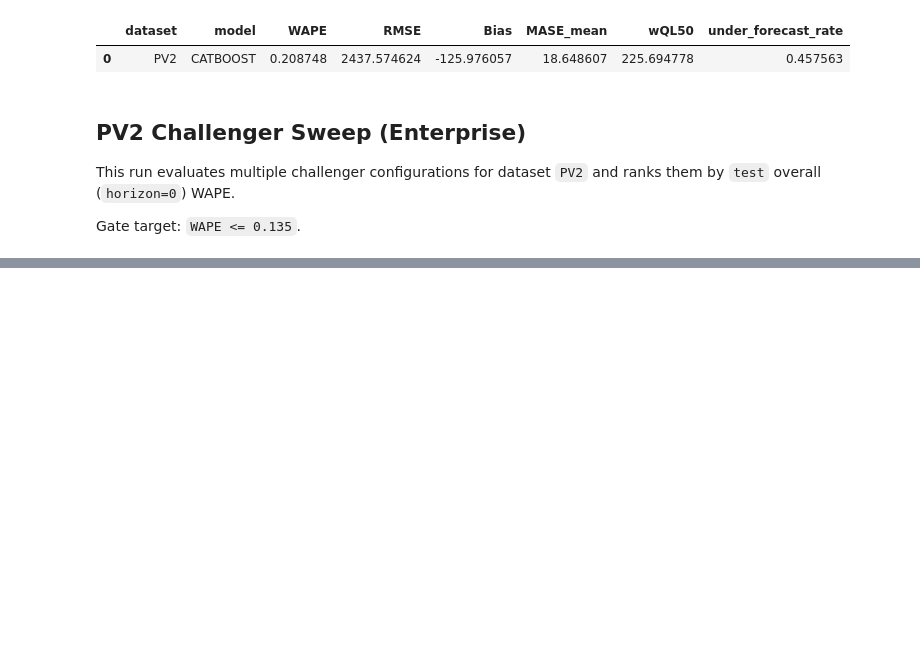
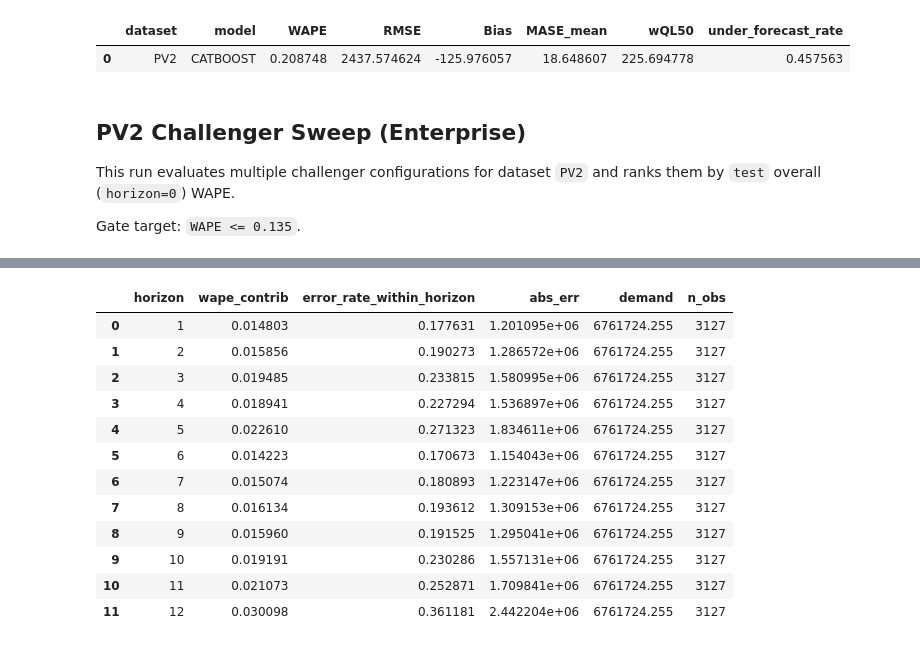
Before and after one commit to Oxshadha/OptiWMS, a Jupyter notebook: Ai miroservices/modeling/notebooks/04_fair_play_model_comparison.ipynb, the cells around one changed output, grey strips where cells are left out. Cells and saved outputs as stored; diff of their text form; code cells hidden in the pictures; blank space fills up the shorter version.

```diff
--- a/Ai miroservices/modeling/notebooks/04_fair_play_model_comparison.ipynb
+++ b/Ai miroservices/modeling/notebooks/04_fair_play_model_comparison.ipynb
@@ -314,0 +844,87 @@ challenger[['tag', 'dataset', 'model', 'WAPE', 'RMSE', 'Bias', 'MASE_mean', 'und
+# %%
+from pathlib import Path
+import pandas as pd
+import numpy as np
+
+REPORTS = Path('/Users/k.e.oshada/Documents/OptiWMS/Ai miroservices/modeling/outputs/reports')
+BASE_FORECASTS = REPORTS / 'pv2_control_baseline_full_pv2_forecasts.csv'
+PV2_SOURCE = Path('/Users/k.e.oshada/Documents/OptiWMS/Ai miroservices/modeling/outputs/generated/p_v2_portable_monthly.pre_scrape_backup.csv')
+
+assert BASE_FORECASTS.exists(), f'Missing baseline forecasts: {BASE_FORECASTS}'
+assert PV2_SOURCE.exists(), f'Missing PV2 source: {PV2_SOURCE}'
+
+f = pd.read_csv(BASE_FORECASTS)
+src = pd.read_csv(PV2_SOURCE)
+
+f['y_true'] = pd.to_numeric(f['y_true'], errors='coerce')
+f['y_pred'] = pd.to_numeric(f['y_pred'], errors='coerce')
+f['abs_err'] = (f['y_true'] - f['y_pred']).abs()
+f = f[f['split'] == 'test'].copy()
+
+# Use all test horizons as done by overall horizon=0 metric aggregation.
+denom = float(f['y_true'].abs().sum())
+assert denom > 0, 'Invalid denominator for WAPE contribution decomposition.'
+
+if 'fg_code' not in f.columns and 'series_id' in f.columns:
+    f['fg_code'] = f['series_id'].astype(str)
+
+sku_contrib = (
+    f.groupby('fg_code', as_index=False)
+    .agg(abs_err=('abs_err', 'sum'), demand=('y_true', lambda s: float(np.abs(s).sum())), n_obs=('y_true', 'size'))
+)
+sku_contrib['wape_contrib'] = sku_contrib['abs_err'] / denom
+sku_contrib['error_rate_within_sku'] = sku_contrib['abs_err'] / sku_contrib['demand'].replace(0, np.nan)
+sku_contrib = sku_contrib.sort_values('wape_contrib', ascending=False).reset_index(drop=True)
+
+# Build robust fg_code -> fg_category mapping even when source has duplicates.
+if 'fg_category' not in src.columns:
+    src['fg_category'] = 'UNKNOWN'
+cat_map = src[['fg_code', 'fg_category']].copy()
+cat_map['fg_code'] = cat_map['fg_code'].astype(str)
+cat_map['fg_category'] = cat_map['fg_category'].fillna('UNKNOWN').astype(str)
+cat_map = cat_map.sort_values('fg_category').drop_duplicates('fg_code', keep='first')
+
+f['fg_code'] = f['fg_code'].astype(str)
+f_cat = f.merge(cat_map, on='fg_code', how='left', suffixes=('', '_src'))
+if 'fg_category' not in f_cat.columns:
+    if 'fg_category_src' in f_cat.columns:
+        f_cat['fg_category'] = f_cat['fg_category_src']
+    else:
+        f_cat['fg_category'] = 'UNKNOWN'
+f_cat['fg_category'] = f_cat['fg_category'].fillna('UNKNOWN').astype(str)
+
+cat_contrib = (
+    f_cat.groupby('fg_category', as_index=False)
+    .agg(abs_err=('abs_err', 'sum'), demand=('y_true', lambda s: float(np.abs(s).sum())), n_obs=('y_true', 'size'))
+)
+cat_contrib['wape_contrib'] = cat_contrib['abs_err'] / denom
+cat_contrib['error_rate_within_category'] = cat_contrib['abs_err'] / cat_contrib['demand'].replace(0, np.nan)
+cat_contrib = cat_contrib.sort_values('wape_contrib', ascending=False).reset_index(drop=True)
+
+h_contrib = (
+    f.groupby('horizon', as_index=False)
+    .agg(abs_err=('abs_err', 'sum'), demand=('y_true', lambda s: float(np.abs(s).sum())), n_obs=('y_true', 'size'))
+)
+h_contrib['wape_contrib'] = h_contrib['abs_err'] / denom
+h_contrib['error_rate_within_horizon'] = h_contrib['abs_err'] / h_contrib['demand'].replace(0, np.nan)
+h_contrib = h_contrib.sort_values('horizon').reset_index(drop=True)
+
+top_sku = sku_contrib.head(20).copy()
+print('Baseline decomposition denominator (sum |y_true|):', round(denom, 3))
+print('Top-20 SKU contribution share sum:', round(float(top_sku['wape_contrib'].sum()), 6))
+print('Top-5 category contribution share sum:', round(float(cat_contrib.head(5)['wape_contrib'].sum()), 6))
+
+display(top_sku[['fg_code', 'wape_contrib', 'error_rate_within_sku', 'abs_err', 'demand', 'n_obs']])
+display(cat_contrib[['fg_category', 'wape_contrib', 'error_rate_within_category', 'abs_err', 'demand', 'n_obs']])
+display(h_contrib[['horizon', 'wape_contrib', 'error_rate_within_horizon', 'abs_err', 'demand', 'n_obs']])
+
+sku_out = REPORTS / 'pv2_baseline_wape_contrib_by_sku.csv'
+cat_out = REPORTS / 'pv2_baseline_wape_contrib_by_category.csv'
+h_out = REPORTS / 'pv2_baseline_wape_contrib_by_horizon.csv'
+top_sku.to_csv(sku_out, index=False)
+cat_contrib.to_csv(cat_out, index=False)
+h_contrib.to_csv(h_out, index=False)
+print('Saved:', sku_out)
+print('Saved:', cat_out)
+print('Saved:', h_out)
+# %% [output]
@@ -314,0 +950,13 @@ challenger[['tag', 'dataset', 'model', 'WAPE', 'RMSE', 'Bias', 'MASE_mean', 'und
+|  | horizon | wape_contrib | error_rate_within_horizon | abs_err | demand | n_obs |
+| 0 | 1 | 0.014803 | 0.177631 | 1.201095e+06 | 6761724.255 | 3127 |
+| 1 | 2 | 0.015856 | 0.190273 | 1.286572e+06 | 6761724.255 | 3127 |
+| 2 | 3 | 0.019485 | 0.233815 | 1.580995e+06 | 6761724.255 | 3127 |
+| 3 | 4 | 0.018941 | 0.227294 | 1.536897e+06 | 6761724.255 | 3127 |
+| 4 | 5 | 0.022610 | 0.271323 | 1.834611e+06 | 6761724.255 | 3127 |
+| 5 | 6 | 0.014223 | 0.170673 | 1.154043e+06 | 6761724.255 | 3127 |
+| 6 | 7 | 0.015074 | 0.180893 | 1.223147e+06 | 6761724.255 | 3127 |
+| 7 | 8 | 0.016134 | 0.193612 | 1.309153e+06 | 6761724.255 | 3127 |
+| 8 | 9 | 0.015960 | 0.191525 | 1.295041e+06 | 6761724.255 | 3127 |
+| 9 | 10 | 0.019191 | 0.230286 | 1.557131e+06 | 6761724.255 | 3127 |
+| 10 | 11 | 0.021073 | 0.252871 | 1.709841e+06 | 6761724.255 | 3127 |
+| 11 | 12 | 0.030098 | 0.361181 | 2.442204e+06 | 6761724.255 | 3127 |
```
Also changed, not shown: parts of 28 cells of this notebook.
